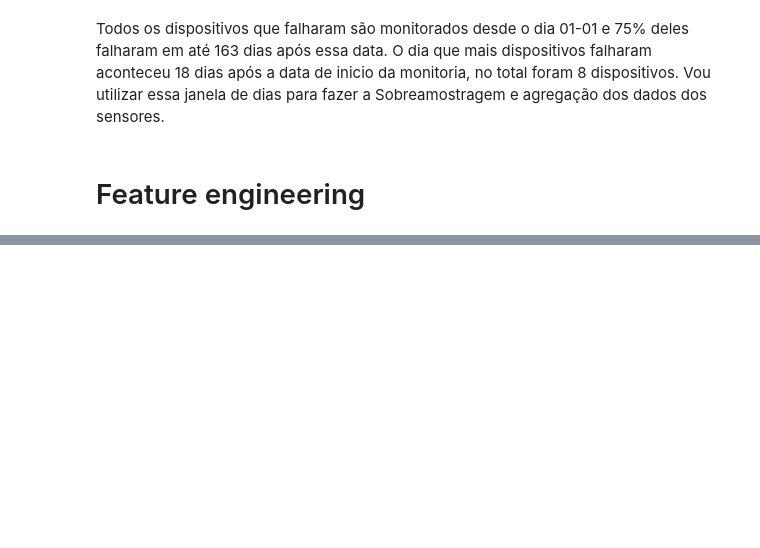
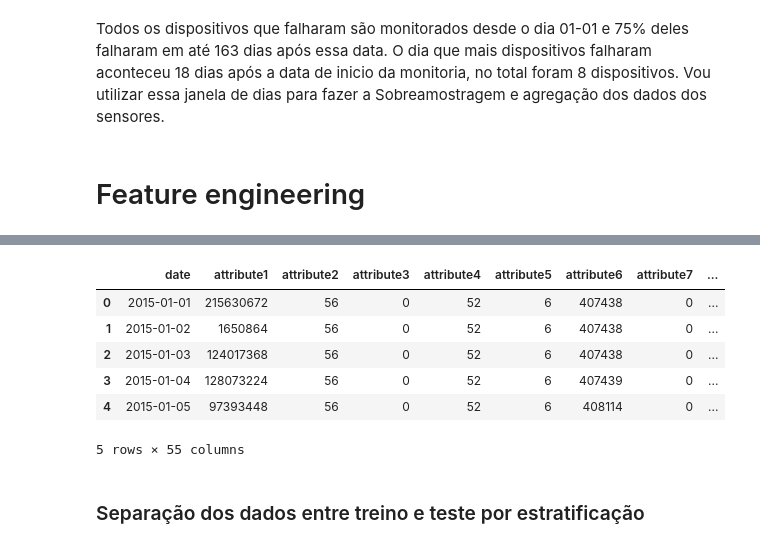
Before and after one commit to 6abi/teste-tecnico-meli-ds, a Jupyter notebook: notebooks/3.2 Previsión de falla.ipynb, the cells around one changed output, grey strips where cells are left out. Saved outputs shown, nothing was run; the diff lists cells and outputs as text; code cells hidden in the pictures; blank space fills up the shorter version.

```diff
--- a/notebooks/3.2 Previsión de falla.ipynb
+++ b/notebooks/3.2 Previsión de falla.ipynb
@@ -344,0 +454,19 @@ No primeiro momento vou testar a janela encontrada com a moda da coluna de datas
+# %%
+df_resampled['attribute1_chg'] = np.where((df_resampled.attribute1_mean == 0),0 , df_resampled.attribute1/df_resampled.attribute1_mean)
+df_resampled['attribute2_chg'] = np.where((df_resampled.attribute2_mean == 0),0 , df_resampled.attribute2/df_resampled.attribute2_mean)
+df_resampled['attribute3_chg'] = np.where((df_resampled.attribute3_mean == 0),0 , df_resampled.attribute3/df_resampled.attribute3_mean)
+df_resampled['attribute4_chg'] = np.where((df_resampled.attribute4_mean == 0),0 , df_resampled.attribute4/df_resampled.attribute4_mean)
+df_resampled['attribute5_chg'] = np.where((df_resampled.attribute5_mean == 0),0 , df_resampled.attribute5/df_resampled.attribute5_mean)
+df_resampled['attribute6_chg'] = np.where((df_resampled.attribute6_mean == 0),0 , df_resampled.attribute6/df_resampled.attribute6_mean)
+df_resampled['attribute7_chg'] = np.where((df_resampled.attribute7_mean == 0),0 , df_resampled.attribute7/df_resampled.attribute7_mean)
+df_resampled['attribute9_chg'] = np.where((df_resampled.attribute9_mean == 0),0 , df_resampled.attribute9/df_resampled.attribute9_mean)
+# %%
+df_resampled.head()
+# %% [output]
+|  | date | attribute1 | attribute2 | attribute3 | attribute4 | attribute5 | attribute6 | attribute7 | ... |
+| 0 | 2015-01-01 | 215630672 | 56 | 0 | 52 | 6 | 407438 | 0 | ... |
+| 1 | 2015-01-02 | 1650864 | 56 | 0 | 52 | 6 | 407438 | 0 | ... |
+| 2 | 2015-01-03 | 124017368 | 56 | 0 | 52 | 6 | 407438 | 0 | ... |
+| 3 | 2015-01-04 | 128073224 | 56 | 0 | 52 | 6 | 407439 | 0 | ... |
+| 4 | 2015-01-05 | 97393448 | 56 | 0 | 52 | 6 | 408114 | 0 | ... |
+5 rows × 55 columns
@@ -344,0 +475,2 @@ No primeiro momento vou testar a janela encontrada com a moda da coluna de datas
+# %% [markdown]
+### Separação dos dados entre treino e teste por estratificação
```
Also changed, not shown: parts of 20 cells of this notebook, 1 other file.
